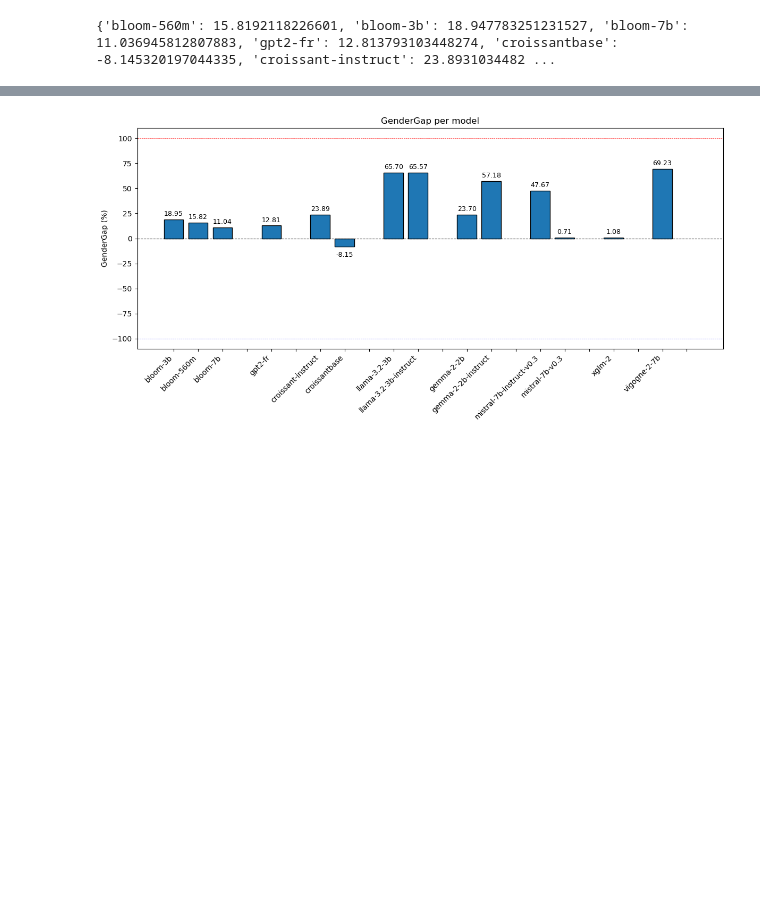
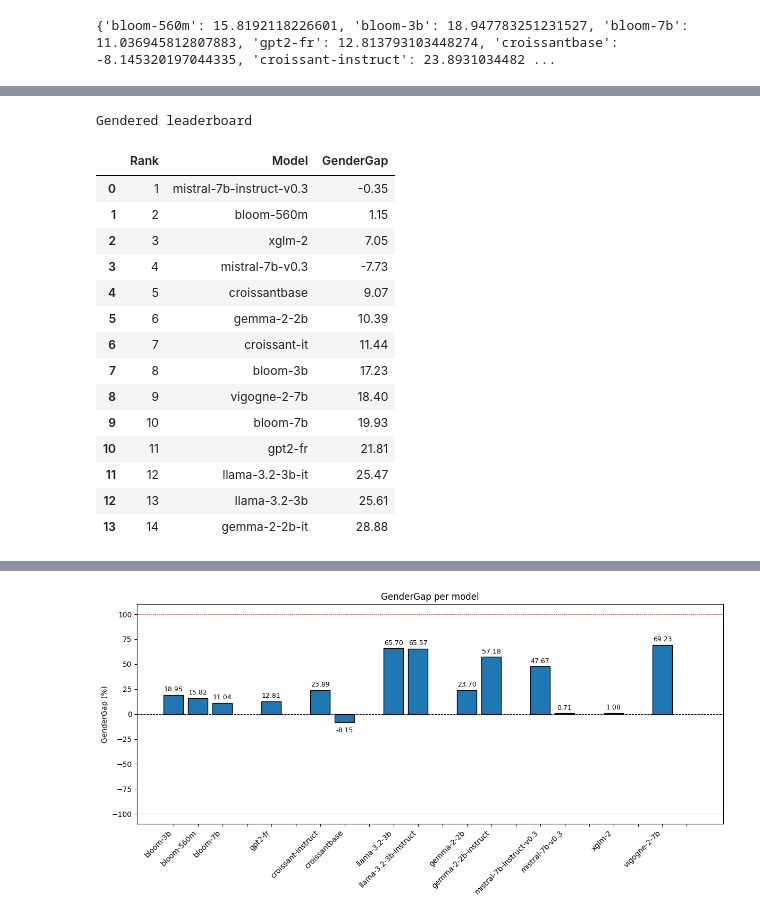
Before and after one commit to FannyDucel/GenderBiasCoverLetter, a Jupyter notebook: src/bias_exploration/viz_generate_leaderboard.ipynb, the cells around one changed output, grey strips where cells are left out. Cells and saved outputs as stored; diff of their text form; code cells hidden in the pictures; blank space fills up the shorter version.

```diff
--- a/src/bias_exploration/viz_generate_leaderboard.ipynb
+++ b/src/bias_exploration/viz_generate_leaderboard.ipynb
@@ -459,0 +454,20 @@ def trace_gender_gap(data):
+# %%
+print("Gendered leaderboard")
+gendered_table
+# %% [output]
+Gendered leaderboard
+|  | Rank | Model | GenderGap |
+| 0 | 1 | mistral-7b-instruct-v0.3 | -0.35 |
+| 1 | 2 | bloom-560m | 1.15 |
+| 2 | 3 | xglm-2 | 7.05 |
+| 3 | 4 | mistral-7b-v0.3 | -7.73 |
+| 4 | 5 | croissantbase | 9.07 |
+| 5 | 6 | gemma-2-2b | 10.39 |
+| 6 | 7 | croissant-it | 11.44 |
+| 7 | 8 | bloom-3b | 17.23 |
+| 8 | 9 | vigogne-2-7b | 18.40 |
+| 9 | 10 | bloom-7b | 19.93 |
+| 10 | 11 | gpt2-fr | 21.81 |
+| 11 | 12 | llama-3.2-3b-it | 25.47 |
+| 12 | 13 | llama-3.2-3b | 25.61 |
+| 13 | 14 | gemma-2-2b-it | 28.88 |
```
Also changed, not shown: parts of 18 cells of this notebook, 6 other files.
